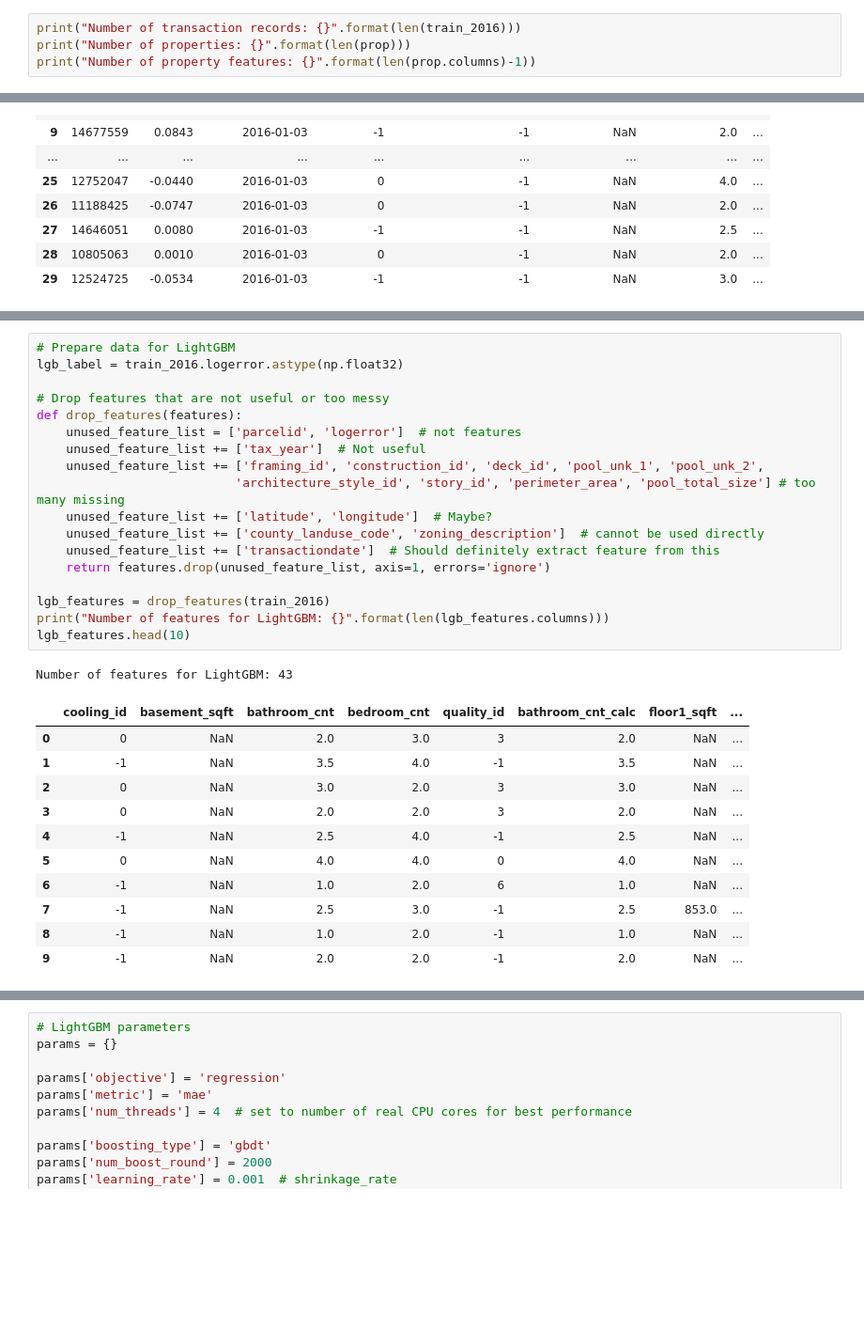
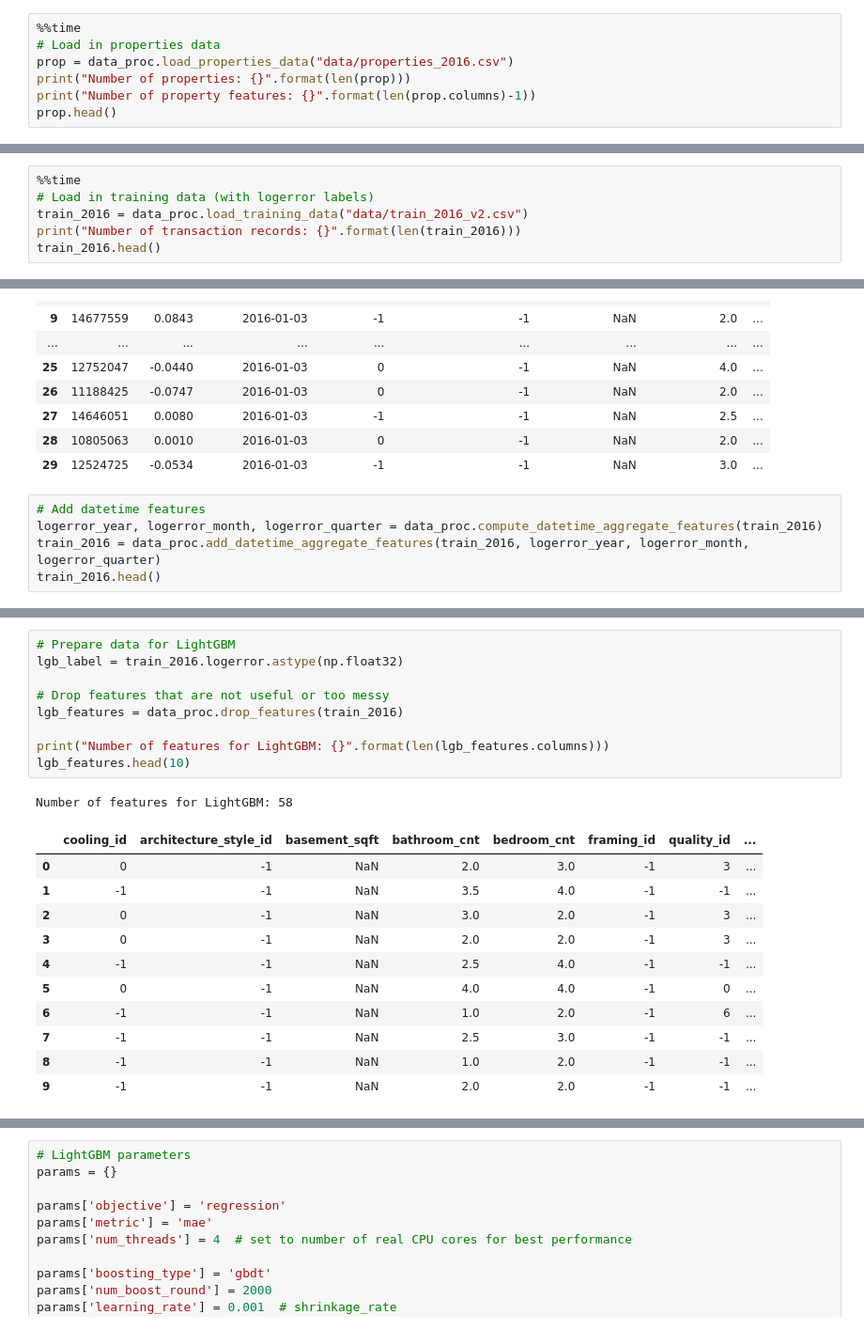
Before and after one commit to junjiedong/Zillow-Kaggle, a Jupyter notebook: model.ipynb, the cells around one changed output, grey strips where cells are left out. Shown: that part at 94% size. Saved outputs shown, nothing was run; the diff lists cells and outputs as text; blank space fills up the shorter version.

```diff
--- a/model.ipynb
+++ b/model.ipynb
@@ -68,4 +40,7 @@ prop.head(30)
 # %%
-print("Number of transaction records: {}".format(len(train_2016)))
+%%time
+# Load in properties data
+prop = data_proc.load_properties_data("data/properties_2016.csv")
 print("Number of properties: {}".format(len(prop)))
 print("Number of property features: {}".format(len(prop.columns)-1))
+prop.head()
@@ -71,0 +52,6 @@ print("Number of property features: {}".format(len(prop.columns)-1))
+# %%
+%%time
+# Load in training data (with logerror labels)
+train_2016 = data_proc.load_training_data("data/train_2016_v2.csv")
+print("Number of transaction records: {}".format(len(train_2016)))
+train_2016.head()
@@ -160,3 +121,8 @@ framing_id: 0.00014553759347991582
 | 27 | 14646051 | 0.0080 | 2016-01-03 | -1 | -1 | NaN | 2.5 | ... |
 | 28 | 10805063 | 0.0010 | 2016-01-03 | 0 | -1 | NaN | 2.0 | ... |
 | 29 | 12524725 | -0.0534 | 2016-01-03 | -1 | -1 | NaN | 3.0 | ... |
+# %%
+# Add datetime features
+logerror_year, logerror_month, logerror_quarter = data_proc.compute_datetime_aggregate_features(train_2016)
+train_2016 = data_proc.add_datetime_aggregate_features(train_2016, logerror_year, logerror_month, logerror_quarter)
+train_2016.head()
@@ -163,34 +136,25 @@ framing_id: 0.00014553759347991582
 # %%
 # Prepare data for LightGBM
 lgb_label = train_2016.logerror.astype(np.float32)
 
 # Drop features that are not useful or too messy
-def drop_features(features):
-    unused_feature_list = ['parcelid', 'logerror']  # not features
-    unused_feature_list += ['tax_year']  # Not useful
-    unused_feature_list += ['framing_id', 'construction_id', 'deck_id', 'pool_unk_1', 'pool_unk_2',
-                           'architecture_style_id', 'story_id', 'perimeter_area', 'pool_total_size'] # too many missing
-    unused_feature_list += ['latitude', 'longitude']  # Maybe?
-    unused_feature_list += ['county_landuse_code', 'zoning_description']  # cannot be used directly
-    unused_feature_list += ['transactiondate']  # Should definitely extract feature from this
-    return features.drop(unused_feature_list, axis=1, errors='ignore')
+lgb_features = data_proc.drop_features(train_2016)
 
-lgb_features = drop_features(train_2016)
 print("Number of features for LightGBM: {}".format(len(lgb_features.columns)))
 lgb_features.head(10)
 # %% [output]
-Number of features for LightGBM: 43
+Number of features for LightGBM: 58
-|  | cooling_id | basement_sqft | bathroom_cnt | bedroom_cnt | quality_id | bathroom_cnt_calc | floor1_sqft | ... |
-| 0 | 0 | NaN | 2.0 | 3.0 | 3 | 2.0 | NaN | ... |
-| 1 | -1 | NaN | 3.5 | 4.0 | -1 | 3.5 | NaN | ... |
-| 2 | 0 | NaN | 3.0 | 2.0 | 3 | 3.0 | NaN | ... |
-| 3 | 0 | NaN | 2.0 | 2.0 | 3 | 2.0 | NaN | ... |
-| 4 | -1 | NaN | 2.5 | 4.0 | -1 | 2.5 | NaN | ... |
-| 5 | 0 | NaN | 4.0 | 4.0 | 0 | 4.0 | NaN | ... |
-| 6 | -1 | NaN | 1.0 | 2.0 | 6 | 1.0 | NaN | ... |
-| 7 | -1 | NaN | 2.5 | 3.0 | -1 | 2.5 | 853.0 | ... |
-| 8 | -1 | NaN | 1.0 | 2.0 | -1 | 1.0 | NaN | ... |
-| 9 | -1 | NaN | 2.0 | 2.0 | -1 | 2.0 | NaN | ... |
+|  | cooling_id | architecture_style_id | basement_sqft | bathroom_cnt | bedroom_cnt | framing_id | quality_id | ... |
+| 0 | 0 | -1 | NaN | 2.0 | 3.0 | -1 | 3 | ... |
+| 1 | -1 | -1 | NaN | 3.5 | 4.0 | -1 | -1 | ... |
+| 2 | 0 | -1 | NaN | 3.0 | 2.0 | -1 | 3 | ... |
+| 3 | 0 | -1 | NaN | 2.0 | 2.0 | -1 | 3 | ... |
+| 4 | -1 | -1 | NaN | 2.5 | 4.0 | -1 | -1 | ... |
+| 5 | 0 | -1 | NaN | 4.0 | 4.0 | -1 | 0 | ... |
+| 6 | -1 | -1 | NaN | 1.0 | 2.0 | -1 | 6 | ... |
+| 7 | -1 | -1 | NaN | 2.5 | 3.0 | -1 | -1 | ... |
+| 8 | -1 | -1 | NaN | 1.0 | 2.0 | -1 | -1 | ... |
+| 9 | -1 | -1 | NaN | 2.0 | 2.0 | -1 | -1 | ... |
 # %%
 # Transform to Numpy matrices and perform train/val split
 lgb_X = lgb_features.values
```
Also changed, not shown: parts of 13 cells of this notebook, 2 other files.
